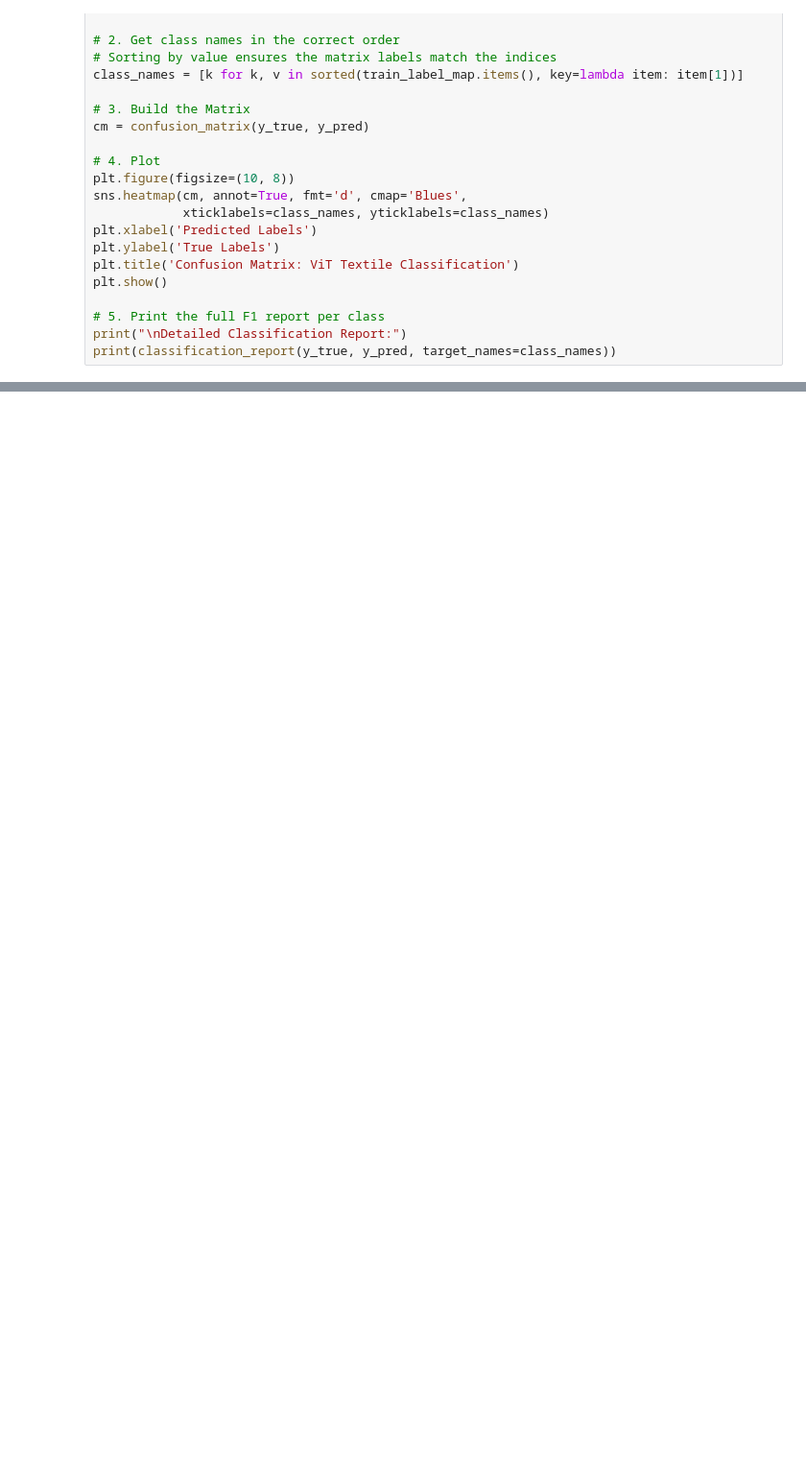
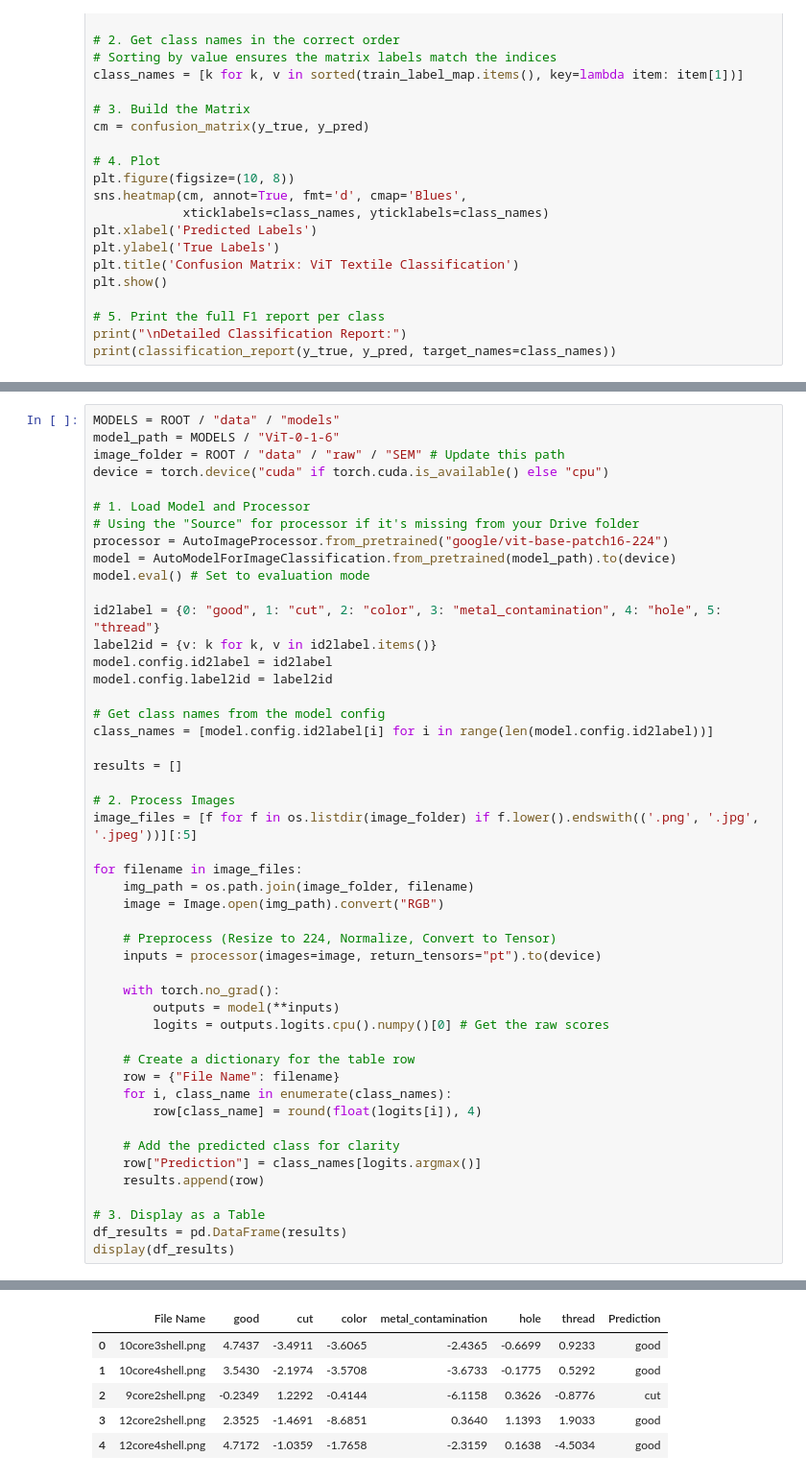
Before and after one commit to gaopengju0119-eng/CHE1148_Defect_Detecting, a Jupyter notebook: ViTmain.ipynb, the cells around one changed output, grey strips where cells are left out. Shown at 96% size. Saved outputs shown, nothing was run; the diff lists cells and outputs as text; blank space fills up the shorter version.

```diff
--- a/ViTmain.ipynb
+++ b/ViTmain.ipynb
@@ -1109,0 +1237,49 @@ Generating Interpretability Heatmaps for current scenario...
+# %%
+MODELS = ROOT / "data" / "models"
+model_path = MODELS / "ViT-0-1-6"
+image_folder = ROOT / "data" / "raw" / "SEM" # Update this path
+device = torch.device("cuda" if torch.cuda.is_available() else "cpu")
+
+# 1. Load Model and Processor
+# Using the "Source" for processor if it's missing from your Drive folder
+processor = AutoImageProcessor.from_pretrained("google/vit-base-patch16-224")
+model = AutoModelForImageClassification.from_pretrained(model_path).to(device)
+model.eval() # Set to evaluation mode
+
+id2label = {0: "good", 1: "cut", 2: "color", 3: "metal_contamination", 4: "hole", 5: "thread"}
+label2id = {v: k for k, v in id2label.items()}
+model.config.id2label = id2label
+model.config.label2id = label2id
+
+# Get class names from the model config
+class_names = [model.config.id2label[i] for i in range(len(model.config.id2label))]
+
+results = []
+
+# 2. Process Images
+image_files = [f for f in os.listdir(image_folder) if f.lower().endswith(('.png', '.jpg', '.jpeg'))][:5]
+
+for filename in image_files:
+    img_path = os.path.join(image_folder, filename)
+    image = Image.open(img_path).convert("RGB")
+
+    # Preprocess (Resize to 224, Normalize, Convert to Tensor)
+    inputs = processor(images=image, return_tensors="pt").to(device)
+
+    with torch.no_grad():
+        outputs = model(**inputs)
+        logits = outputs.logits.cpu().numpy()[0] # Get the raw scores
+
+    # Create a dictionary for the table row
+    row = {"File Name": filename}
+    for i, class_name in enumerate(class_names):
+        row[class_name] = round(float(logits[i]), 4)
+
+    # Add the predicted class for clarity
+    row["Prediction"] = class_names[logits.argmax()]
+    results.append(row)
+
+# 3. Display as a Table
+df_results = pd.DataFrame(results)
+display(df_results)
+# %% [output]
@@ -1109,0 +1293,6 @@ Generating Interpretability Heatmaps for current scenario...
+|  | File Name | good | cut | color | metal_contamination | hole | thread | Prediction |
+| 0 | 10core3shell.png | 4.7437 | -3.4911 | -3.6065 | -2.4365 | -0.6699 | 0.9233 | good |
+| 1 | 10core4shell.png | 3.5430 | -2.1974 | -3.5708 | -3.6733 | -0.1775 | 0.5292 | good |
+| 2 | 9core2shell.png | -0.2349 | 1.2292 | -0.4144 | -6.1158 | 0.3626 | -0.8776 | cut |
+| 3 | 12core2shell.png | 2.3525 | -1.4691 | -8.6851 | 0.3640 | 1.1393 | 1.9033 | good |
+| 4 | 12core4shell.png | 4.7172 | -1.0359 | -1.7658 | -2.3159 | 0.1638 | -4.5034 | good |
```
Also changed, not shown: parts of 10 cells of this notebook.
